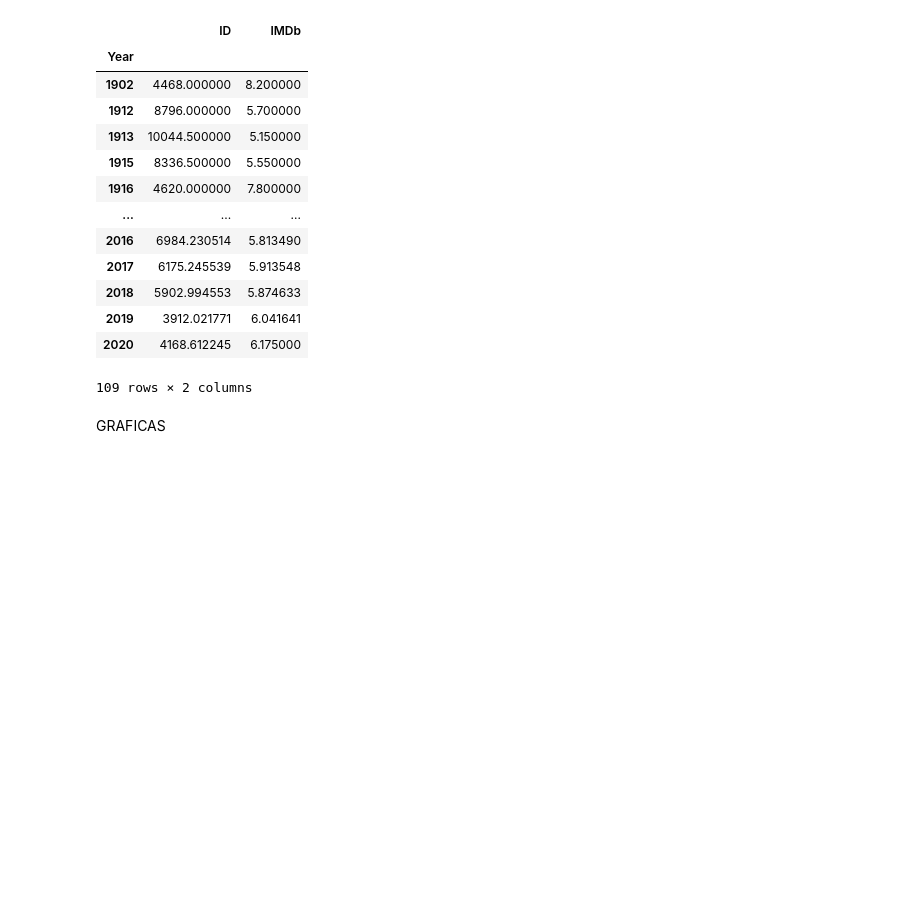
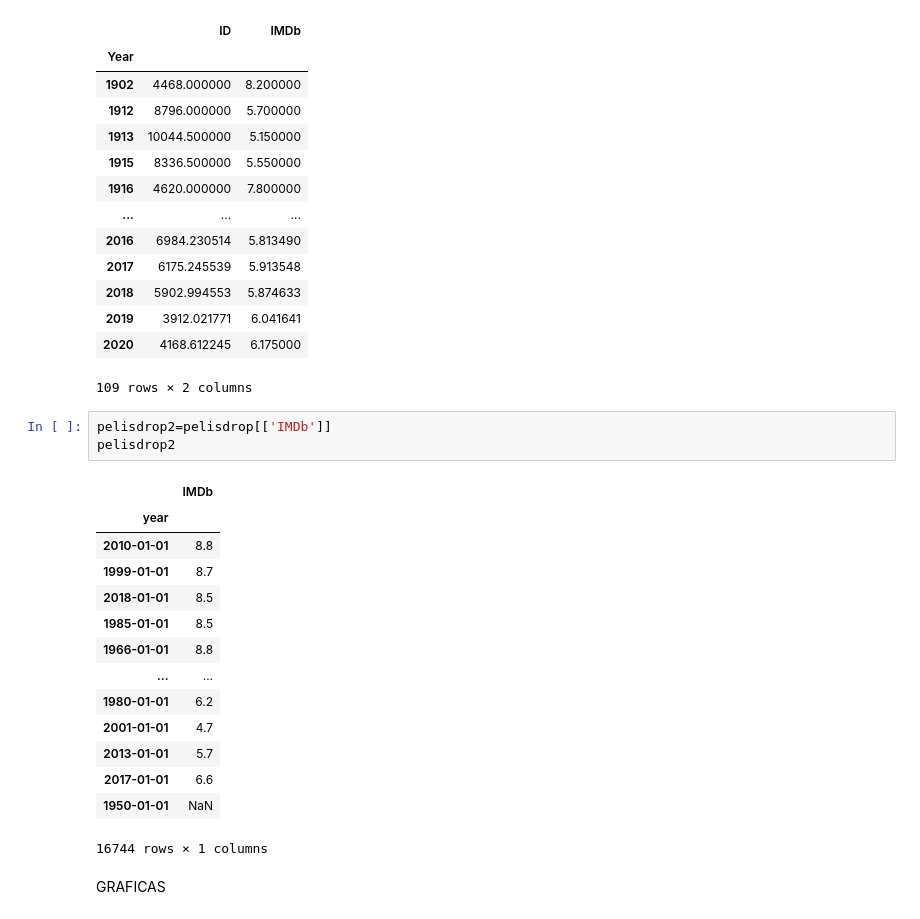
Before and after one commit to basapacheco/Final-Project-Ironhack-Evolucion_del_Genero_Cinematografico, a Jupyter notebook: Analisis de la evolución del cine en plataformas.ipynb, the cells around one changed output. Drawn from its saved outputs; the diff is of its cells as text; blank space fills up the shorter version.

```diff
--- a/Analisis de la evolución del cine en plataformas.ipynb
+++ b/Analisis de la evolución del cine en plataformas.ipynb
@@ -97,6 +97,24 @@ pelisdrop2
 | 2019 | 3912.021771 | 6.041641 |
 | 2020 | 4168.612245 | 6.175000 |
 109 rows × 2 columns
+# %%
+pelisdrop2=pelisdrop[['IMDb']]
+pelisdrop2
+# %% [output]
+|  | IMDb |
+| year |  |
+| 2010-01-01 | 8.8 |
+| 1999-01-01 | 8.7 |
+| 2018-01-01 | 8.5 |
+| 1985-01-01 | 8.5 |
+| 1966-01-01 | 8.8 |
+| ... | ... |
+| 1980-01-01 | 6.2 |
+| 2001-01-01 | 4.7 |
+| 2013-01-01 | 5.7 |
+| 2017-01-01 | 6.6 |
+| 1950-01-01 | NaN |
+16744 rows × 1 columns
 # %% [markdown]
 GRAFICAS
 # %%
```
Also changed, not shown: parts of 2 cells of this notebook.
